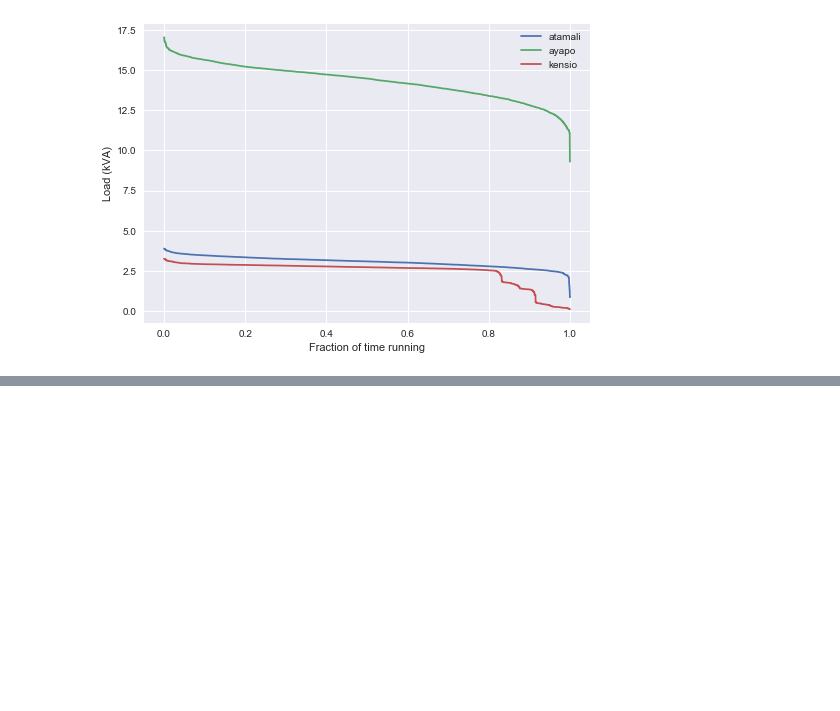
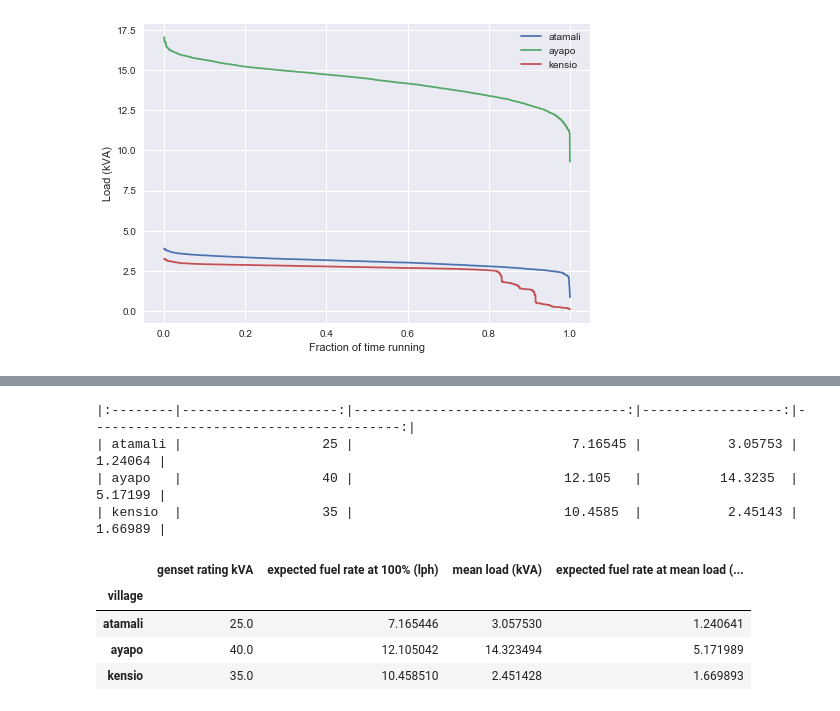
Before and after one commit to dsoto/WP19, a Jupyter notebook: analysis/SI-marginal-cost.ipynb, the cells around one changed output, grey strips where cells are left out. Saved outputs shown, nothing was run; the diff lists cells and outputs as text; code cells hidden in the pictures; blank space fills up the shorter version.

```diff
--- a/analysis/SI-marginal-cost.ipynb
+++ b/analysis/SI-marginal-cost.ipynb
@@ -153,0 +162,35 @@ pd.DataFrame(data)
+# %%
+data = []
+for rfd in wpa.raw_file_data[2:]:
+    vname = rfd['village_name']
+    energy_data = wpa.load_timeseries_file(vname + '-clean.csv')
+    kVA = energy_data['kVA sliding window Demand'].dropna().values
+    kVA = kVA[kVA != 0.0]
+    mean_kVA = kVA.mean()
+    data.append({'village' : vname,
+                 'genset rating kVA' : rfd['genset_rating_kVA'],
+                 'expected fuel rate at 100% (lph)' : get_fuel_rate(rfd['genset_rating_kVA'], rfd['genset_rating_kVA'] * 1.0),
+                 'mean load (kVA)' : mean_kVA,
+                'expected fuel rate at mean load (lph)' : get_fuel_rate(rfd['genset_rating_kVA'], mean_kVA),
+
+                })
+
+data = pd.DataFrame(data)
+data = data.set_index(['village'])
+data = data[['genset rating kVA',
+             'expected fuel rate at 100% (lph)',
+             'mean load (kVA)',
+             'expected fuel rate at mean load (lph)']]
+
+print(tabulate.tabulate(data, tablefmt='pipe', headers=data.columns))
+data
+# %% [output]
+|:--------|--------------------:|-----------------------------------:|------------------:|----------------------------------------:|
+| atamali |                  25 |                            7.16545 |           3.05753 |                                 1.24064 |
+| ayapo   |                  40 |                           12.105   |          14.3235  |                                 5.17199 |
+| kensio  |                  35 |                           10.4585  |           2.45143 |                                 1.66989 |
+|  | genset rating kVA | expected fuel rate at 100% (lph) | mean load (kVA) | expected fuel rate at mean load (... |
+| village |  |  |  |  |
+| atamali | 25.0 | 7.165446 | 3.057530 | 1.240641 |
+| ayapo | 40.0 | 12.105042 | 14.323494 | 5.171989 |
+| kensio | 35.0 | 10.458510 | 2.451428 | 1.669893 |
```
Also changed, not shown: parts of 11 cells of this notebook, 3 other files.
